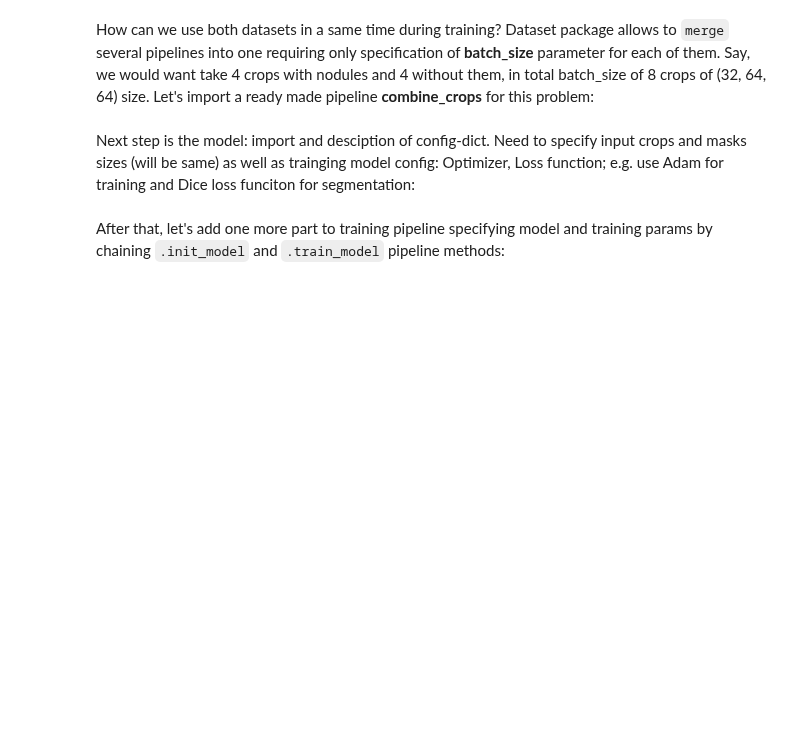
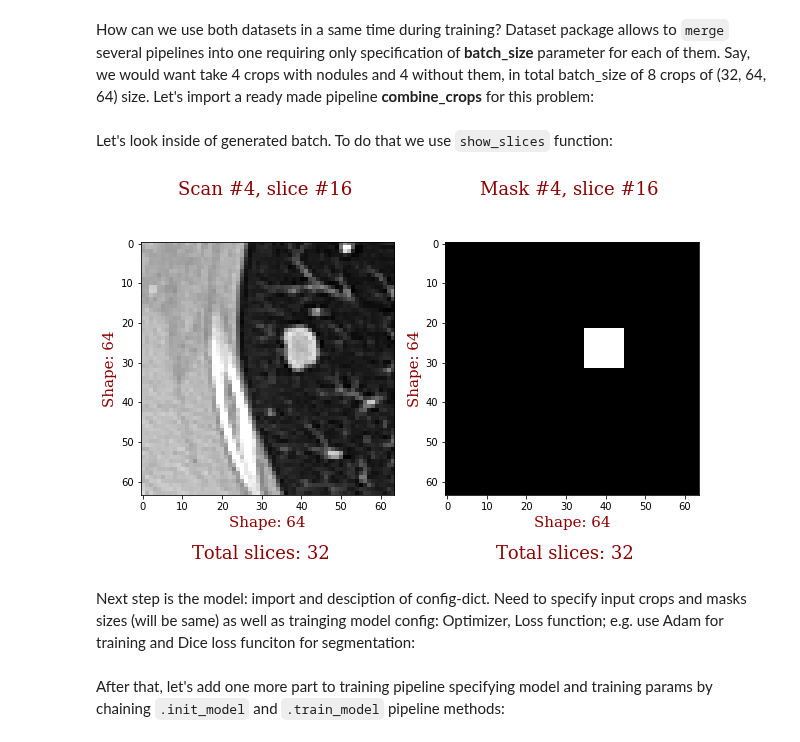
Before and after one commit to analysiscenter/radio, a Jupyter notebook: tutorials/RadIO.IV.ipynb, the cells around one changed output. Drawn from its saved outputs; the diff is of its cells as text; code cells hidden in the pictures; blank space fills up the shorter version.

```diff
--- a/tutorials/RadIO.IV.ipynb
+++ b/tutorials/RadIO.IV.ipynb
@@ -99,4 +99,13 @@ from radio.pipelines import combine_crops
 combine_pipeline = combine_crops(cancerset, ncancerset, batch_sizes=(4, 4))
+# %%
+# Here we generate one batch with 4 cancer crops and 4 non-cancer crops
+batch = combine_pipeline.next_batch()
+# %% [markdown]
+Let's look inside of generated batch. To do that we use `show_slices` function:
+# %%
+show_slices(batch, scan_indices=4, ns_slice=16, clims=[(0, 255), (0, 1)], components=('images', 'masks'), grid=False)
+# %% [output]
+[figure, added]
 # %% [markdown]
 Next step is the model: import and desciption of config-dict. Need to specify input crops and masks sizes (will be same) as well as trainging model config: Optimizer, Loss function; e.g. use Adam for training and Dice loss funciton for segmentation:
 # %%
```
Also changed, not shown: parts of 28 cells of this notebook.
